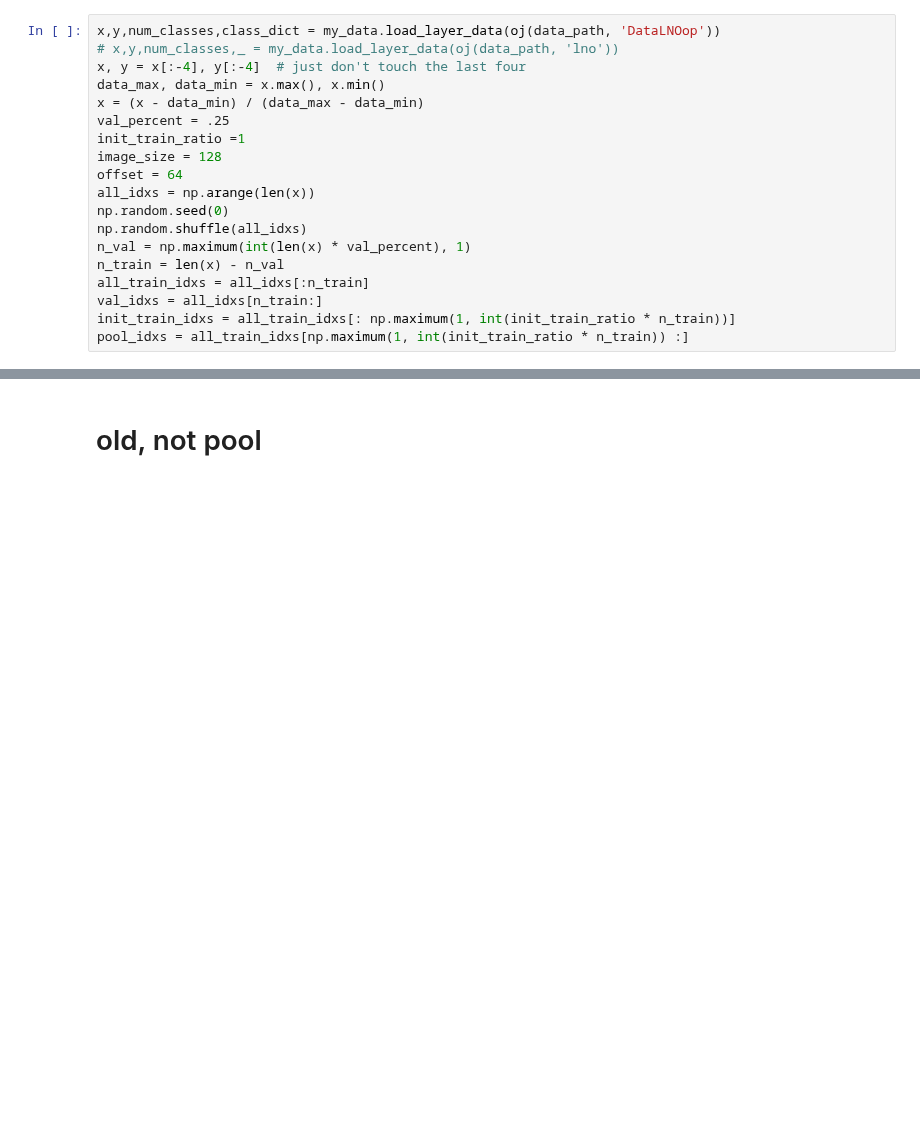
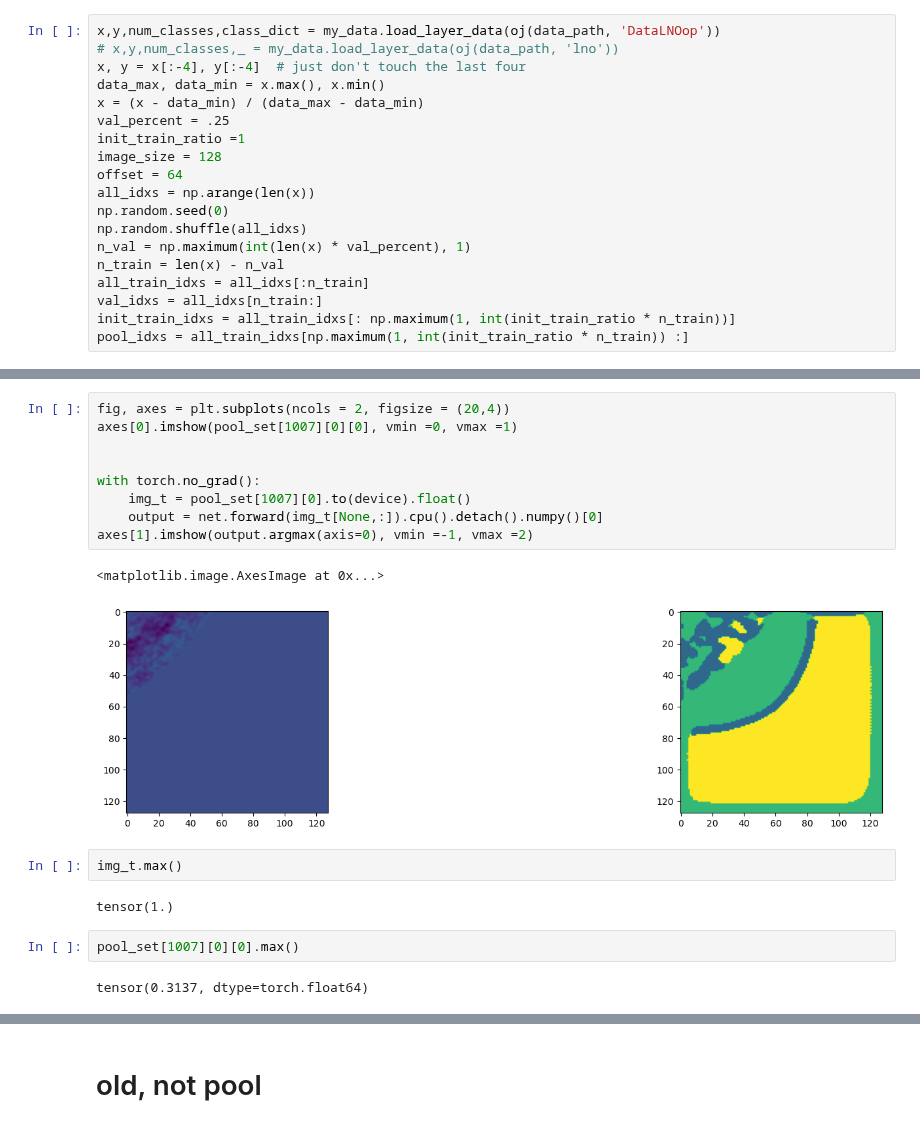
Before and after one commit to laura-rieger/segmenter, a Jupyter notebook: src/Examine in progress.ipynb, the cells around one changed output, grey strips where cells are left out. Drawn from its saved outputs; the diff is of its cells as text; blank space fills up the shorter version.

```diff
--- a/src/Examine in progress.ipynb
+++ b/src/Examine in progress.ipynb
@@ -174,0 +169,20 @@ axes[1].imshow(np.argmax(output, axis=0),vmin =-1, vmax = 2)
+# %%
+fig, axes = plt.subplots(ncols = 2, figsize = (20,4))
+axes[0].imshow(pool_set[1007][0][0], vmin =0, vmax =1)
+
+
+with torch.no_grad():
+    img_t = pool_set[1007][0].to(device).float()
+    output = net.forward(img_t[None,:]).cpu().detach().numpy()[0]
+axes[1].imshow(output.argmax(axis=0), vmin =-1, vmax =2)
+# %% [output]
+<matplotlib.image.AxesImage at 0x...>
+[figure, added]
+# %%
+img_t.max()
+# %% [output]
+tensor(1.)
+# %%
+pool_set[1007][0][0].max()
+# %% [output]
+tensor(0.3137, dtype=torch.float64)
```
Also changed, not shown: parts of 17 cells of this notebook, 4 other files.
